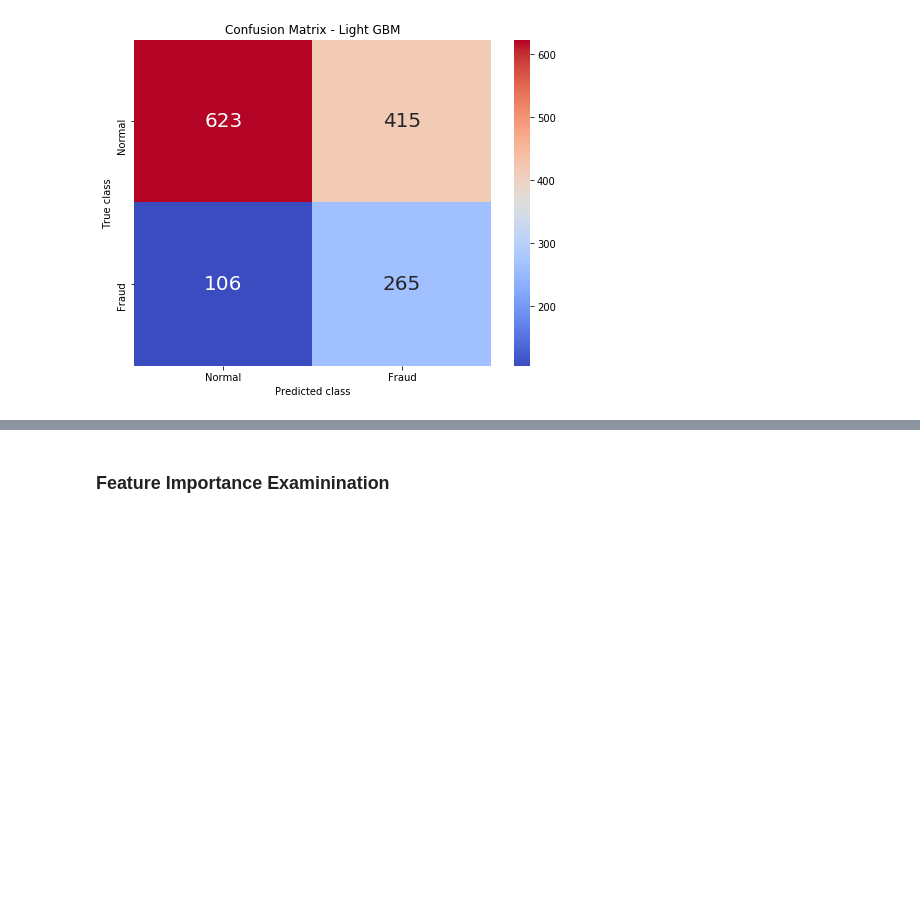
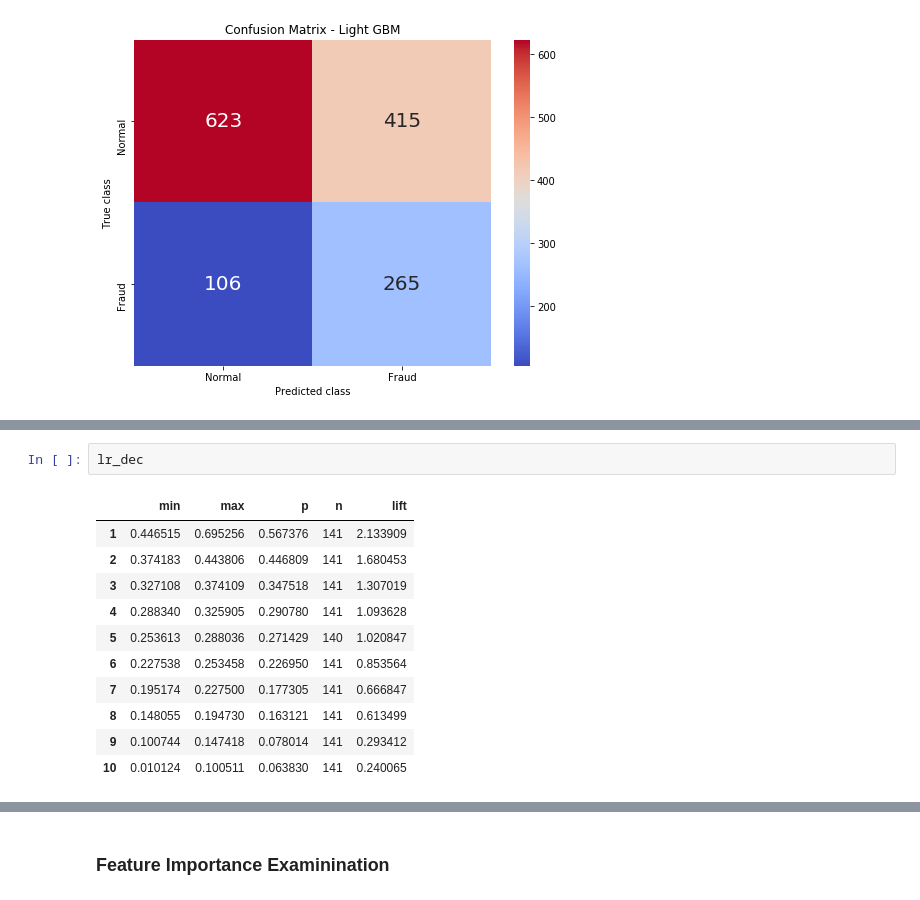
Before and after one commit to dex314/CustomerChurnAnalysis, a Jupyter notebook: Customer Churn Analysis.ipynb, the cells around one changed output, grey strips where cells are left out. Saved outputs shown, nothing was run; the diff lists cells and outputs as text; blank space fills up the shorter version.

```diff
--- a/Customer Churn Analysis.ipynb
+++ b/Customer Churn Analysis.ipynb
@@ -592,0 +619,14 @@ plt.show()
+# %%
+lr_dec
+# %% [output]
+|  | min | max | p | n | lift |
+| 1 | 0.446515 | 0.695256 | 0.567376 | 141 | 2.133909 |
+| 2 | 0.374183 | 0.443806 | 0.446809 | 141 | 1.680453 |
+| 3 | 0.327108 | 0.374109 | 0.347518 | 141 | 1.307019 |
+| 4 | 0.288340 | 0.325905 | 0.290780 | 141 | 1.093628 |
+| 5 | 0.253613 | 0.288036 | 0.271429 | 140 | 1.020847 |
+| 6 | 0.227538 | 0.253458 | 0.226950 | 141 | 0.853564 |
+| 7 | 0.195174 | 0.227500 | 0.177305 | 141 | 0.666847 |
+| 8 | 0.148055 | 0.194730 | 0.163121 | 141 | 0.613499 |
+| 9 | 0.100744 | 0.147418 | 0.078014 | 141 | 0.293412 |
+| 10 | 0.010124 | 0.100511 | 0.063830 | 141 | 0.240065 |
```
Also changed, not shown: parts of 8 cells of this notebook.
